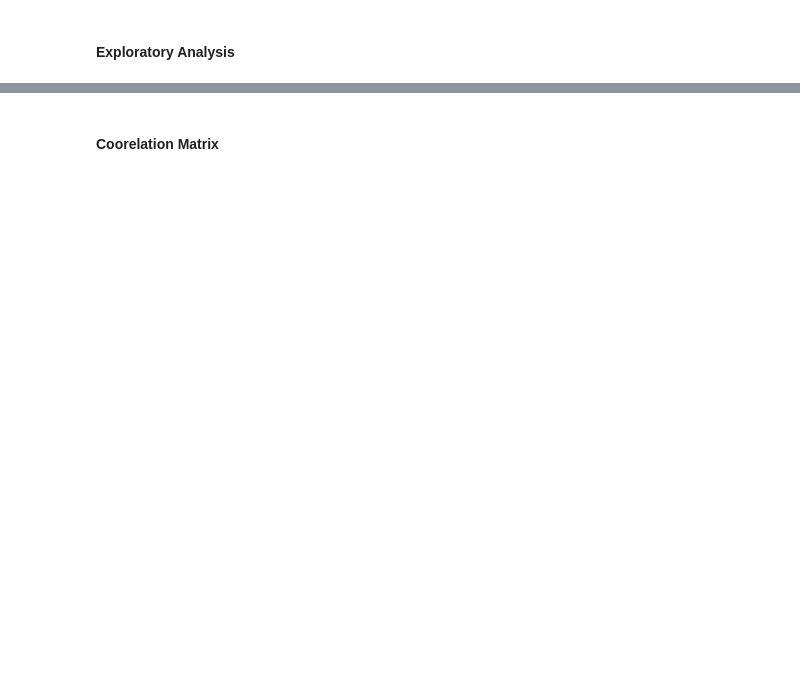
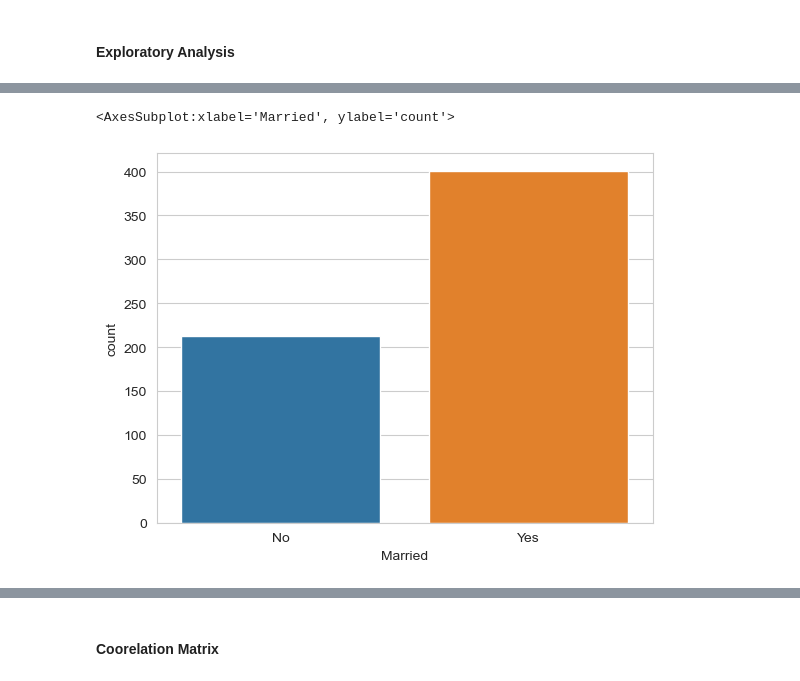
Before and after one commit to shyamghan17/MachineLearning, a Jupyter notebook: Loan Prediction Problem Dataset/loanPrediction.ipynb, the cells around one changed output, grey strips where cells are left out. Drawn from its saved outputs; the diff is of its cells as text; code cells hidden in the pictures; blank space fills up the shorter version.

```diff
--- a/Loan Prediction Problem Dataset/loanPrediction.ipynb
+++ b/Loan Prediction Problem Dataset/loanPrediction.ipynb
@@ -35,0 +100,5 @@ df.describe()
+# %%
+sns.countplot(df['Married'])
+# %% [output]
+<AxesSubplot:xlabel='Married', ylabel='count'>
+[figure, added]
```
Also changed, not shown: parts of 37 cells of this notebook.
